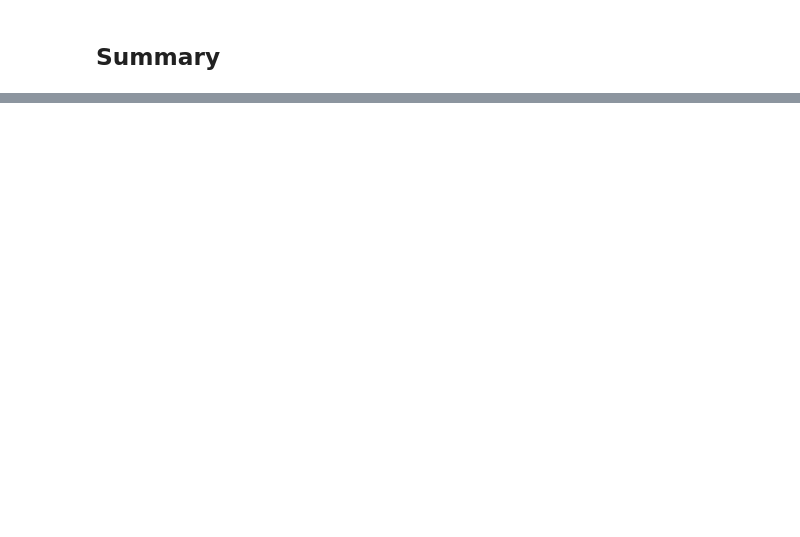
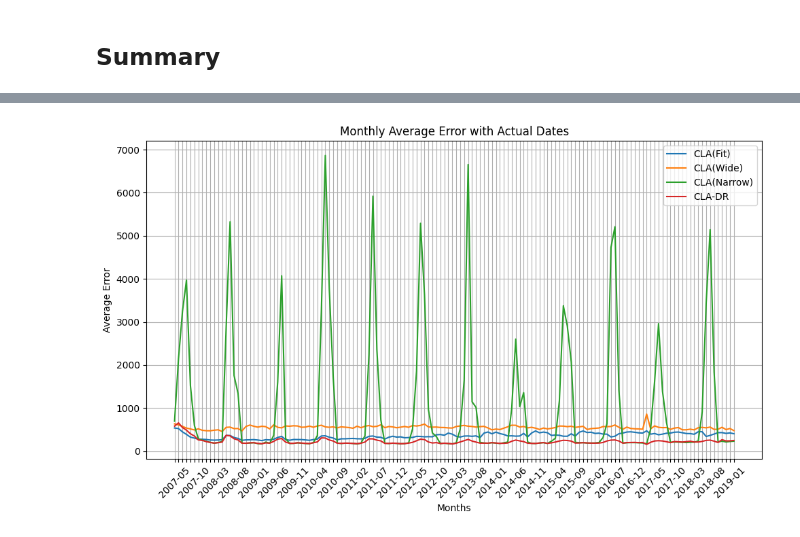
Before and after one commit to tyokyo320/time-series, a Jupyter notebook: utils/error_by_period.ipynb, the cells around one changed output, grey strips where cells are left out. Saved outputs shown, nothing was run; the diff lists cells and outputs as text; code cells hidden in the pictures; blank space fills up the shorter version.

```diff
--- a/utils/error_by_period.ipynb
+++ b/utils/error_by_period.ipynb
@@ -225,0 +283,4 @@ plot_error_by_period_multiple_with_cla_labels(df_list=data_list, labels=cla_labe
+# %%
+plot_error_by_month_with_actual_dates(case_paths, cla_labels, month_interval=5)
+# %% [output]
+[figure, added]
```
Also changed, not shown: parts of 23 cells of this notebook, 3 other files.
